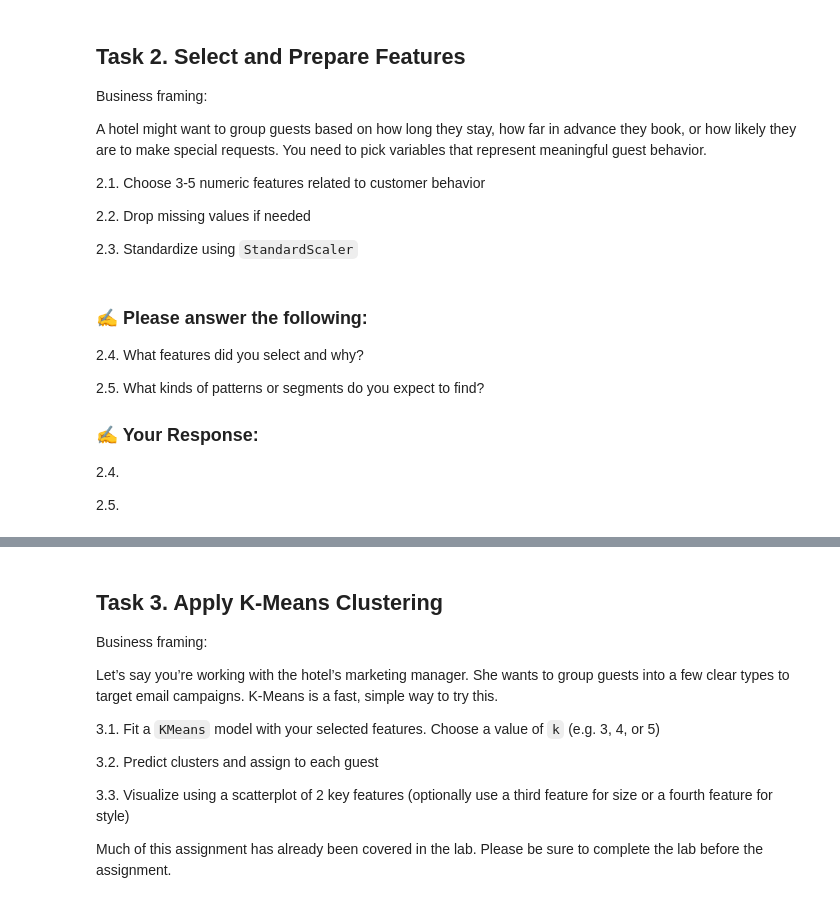
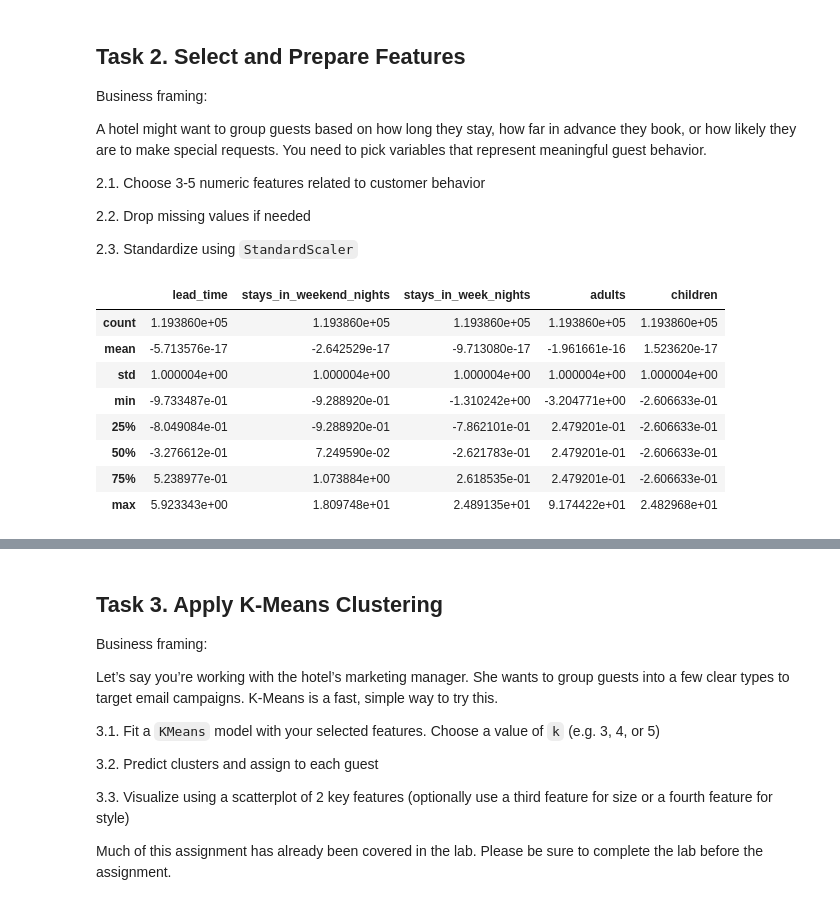
Before and after one commit to AhAlhaimi/AlhaimiAhmad-IS4487, a Jupyter notebook: Assignments/assignment_09_clustering.ipynb, the cells around one changed output, grey strips where cells are left out. Saved outputs shown, nothing was run; the diff lists cells and outputs as text; code cells hidden in the pictures.

```diff
--- a/Assignments/assignment_09_clustering.ipynb
+++ b/Assignments/assignment_09_clustering.ipynb
@@ -83,6 +83,8 @@ import pandas as pd
 import numpy as np
 
 # 🔧 1.2. Add code here
-
+url = "https://raw.githubusercontent.com/rfordatascience/tidytuesday/main/data/2020/2020-02-11/hotels.csv"
+df = pd.read_csv(url)
 
 # 🔧 1.3. Add code here
+df.head()
@@ -117,11 +120,28 @@ A hotel might want to group guests based on how long they stay, how far in advan
-# %% [markdown]
-### ✍️ Please answer the following:
-
-2.4. What features did you select and why?
-
-2.5. What kinds of patterns or segments do you expect to find?
-
-### ✍️ Your Response:
-2.4.
-
-2.5.
+# %%
+# 🔧 2.1. Add code here
+features = ['lead_time', 'stays_in_weekend_nights', 'stays_in_week_nights', 'adults', 'children']
+segment_df = df[features].copy()
+# 🔧 2.2. Add code here
+segment_df = segment_df.dropna()
+
+# 🔧 2.3. Add code here
+from sklearn.preprocessing import StandardScaler
+
+scaler = StandardScaler()
+scaled_data = scaler.fit_transform(segment_df)
+
+# Convert back to DataFrame for easier use
+scaled_df = pd.DataFrame(scaled_data, columns=features)
+
+# Display the standardized data summary
+scaled_df.describe()
+# %% [output]
+|  | lead_time | stays_in_weekend_nights | stays_in_week_nights | adults | children |
+| count | 1.193860e+05 | 1.193860e+05 | 1.193860e+05 | 1.193860e+05 | 1.193860e+05 |
+| mean | -5.713576e-17 | -2.642529e-17 | -9.713080e-17 | -1.961661e-16 | 1.523620e-17 |
+| std | 1.000004e+00 | 1.000004e+00 | 1.000004e+00 | 1.000004e+00 | 1.000004e+00 |
+| min | -9.733487e-01 | -9.288920e-01 | -1.310242e+00 | -3.204771e+00 | -2.606633e-01 |
+| 25% | -8.049084e-01 | -9.288920e-01 | -7.862101e-01 | 2.479201e-01 | -2.606633e-01 |
+| 50% | -3.276612e-01 | 7.249590e-02 | -2.621783e-01 | 2.479201e-01 | -2.606633e-01 |
+| 75% | 5.238977e-01 | 1.073884e+00 | 2.618535e-01 | 2.479201e-01 | -2.606633e-01 |
+| max | 5.923343e+00 | 1.809748e+01 | 2.489135e+01 | 9.174422e+01 | 2.482968e+01 |
```
Also changed, not shown: parts of 8 cells of this notebook.
